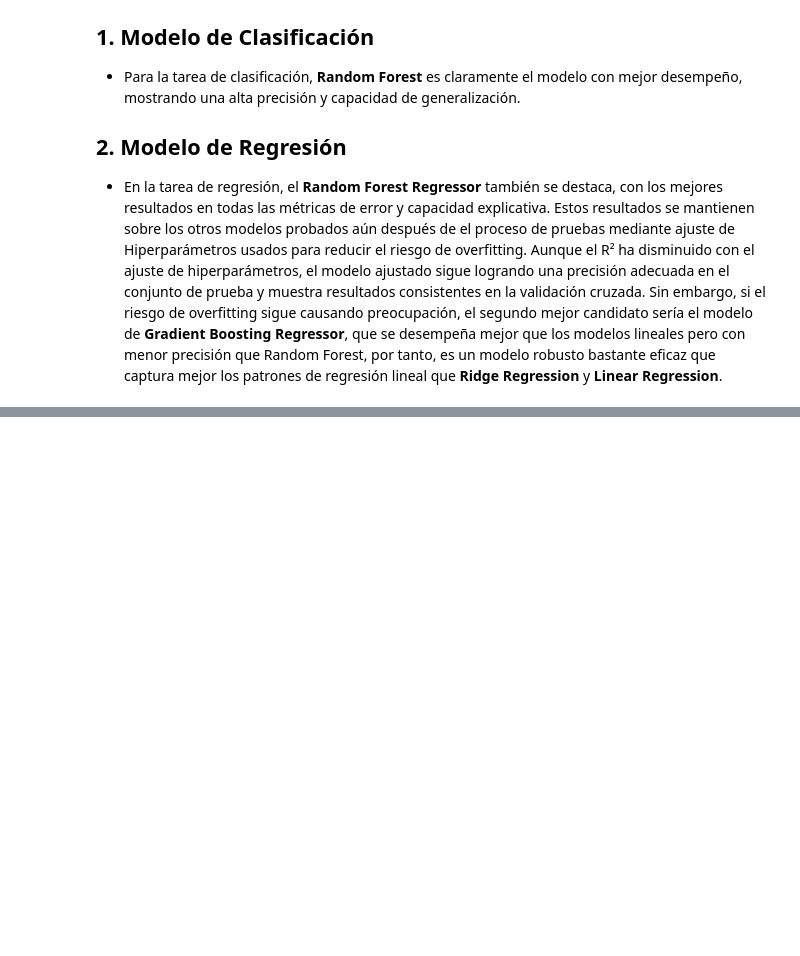
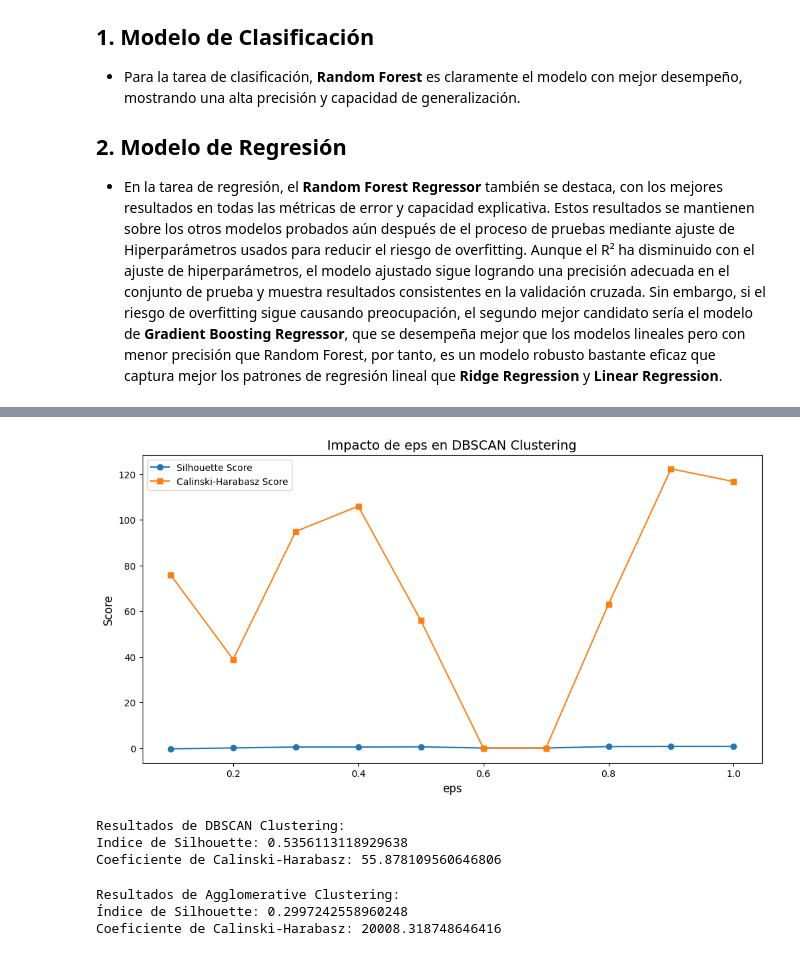
Before and after one commit to jpfuentesv89/TransversalMachineLearning, a Jupyter notebook: MonopolyDormammu.ipynb, the cells around one changed output, grey strips where cells are left out. Cells and saved outputs as stored; diff of their text form; code cells hidden in the pictures; blank space fills up the shorter version.

```diff
--- a/MonopolyDormammu.ipynb
+++ b/MonopolyDormammu.ipynb
@@ -1046,0 +1101,77 @@ plt.show()
+# %%
+# Rango de valores de eps
+eps_values = np.arange(0.1, 1.1, 0.1)  # eps desde 0.1 hasta 1.0 en pasos de 0.1
+silhouette_scores = []
+calinski_scores = []
+
+# Itero sobre los valores de eps
+for eps in eps_values:
+    dbscan = DBSCAN(eps=eps, min_samples=5)
+    df_scaled["Cluster_DBSCAN"] = dbscan.fit_predict(scaled_data)
+
+    # Filtrar puntos válidos (no ruido) "Ruido se refiere a los puntos que no pertenecen a ningún cluster"
+    valid_points = df_scaled["Cluster_DBSCAN"] != -1
+    if valid_points.sum() > 0 and len(set(df_scaled["Cluster_DBSCAN"][valid_points])) > 1:
+        silhouette = silhouette_score(scaled_data[valid_points], df_scaled["Cluster_DBSCAN"][valid_points])
+        calinski = calinski_harabasz_score(scaled_data[valid_points], df_scaled["Cluster_DBSCAN"][valid_points])
+    else:
+        silhouette = None
+        calinski = None
+
+    silhouette_scores.append(silhouette if silhouette is not None else 0)
+    calinski_scores.append(calinski if calinski is not None else 0)
+
+# Creo un gráfico para comparar los resultados
+fig, ax = plt.subplots(figsize=(12, 6))
+ax.plot(eps_values, silhouette_scores, label="Silhouette Score", marker='o')
+ax.plot(eps_values, calinski_scores, label="Calinski-Harabasz Score", marker='s')
+ax.set_xlabel("eps", fontsize=12)
+ax.set_ylabel("Score", fontsize=12)
+ax.set_title("Impacto de eps en DBSCAN Clustering", fontsize=14)
+ax.legend()
+plt.show()
+# %% [output]
+[figure, added]
+# %%
+
+# DBSCAN Clustering
+dbscan = DBSCAN(eps=0.5, min_samples=5)
+df_scaled["Cluster_DBSCAN"] = dbscan.fit_predict(scaled_data)
+
+# Calculamos Silhouette y Calinski-Harabasz para DBSCAN (si hay al menos 2 clusters válidos)
+valid_points = df_scaled["Cluster_DBSCAN"] != -1  # Filtro puntos válidos (no ruido)
+if valid_points.sum() > 0 and len(set(df_scaled["Cluster_DBSCAN"][valid_points])) > 1:
+
+    # Métricas de evaluación
+    silhouette_dbscan = silhouette_score(scaled_data[valid_points], df_scaled["Cluster_DBSCAN"][valid_points]) # Indice de Silhouette
+    calinski_dbscan = calinski_harabasz_score(scaled_data[valid_points], df_scaled["Cluster_DBSCAN"][valid_points]) # Coeficiente de Calinski-Harabasz
+else:
+    # Sin suficientes clusters válidos
+    silhouette_dbscan = None
+    calinski_dbscan = None
+
+# Resultado del clustering
+print("\nResultados de DBSCAN Clustering:")
+print("Indice de Silhouette:", silhouette_dbscan)
+print("Coeficiente de Calinski-Harabasz:", calinski_dbscan)
+# %% [output]
+Resultados de DBSCAN Clustering:
+Indice de Silhouette: 0.5356113118929638
+Coeficiente de Calinski-Harabasz: 55.878109560646806
+# %%
+# Agglomerative Clustering
+agg_cluster = AgglomerativeClustering(n_clusters=4)
+df_scaled["Cluster_Hierarchical"] = agg_cluster.fit_predict(scaled_data)
+
+# Métricas de evaluación
+silhouette_hierarchical = silhouette_score(scaled_data, df_scaled["Cluster_Hierarchical"]) # Índice de Silhouette
+calinski_hierarchical = calinski_harabasz_score(scaled_data, df_scaled["Cluster_Hierarchical"]) # Coeficiente de Calinski-Harabasz
+
+# Resultado del clustering
+print("\nResultados de Agglomerative Clustering:")
+print("Índice de Silhouette:", silhouette_hierarchical)
+print("Coeficiente de Calinski-Harabasz:", calinski_hierarchical)
+# %% [output]
+Resultados de Agglomerative Clustering:
+Índice de Silhouette: 0.2997242558960248
+Coeficiente de Calinski-Harabasz: 20008.318748646416
```
Also changed, not shown: parts of 6 cells of this notebook.
